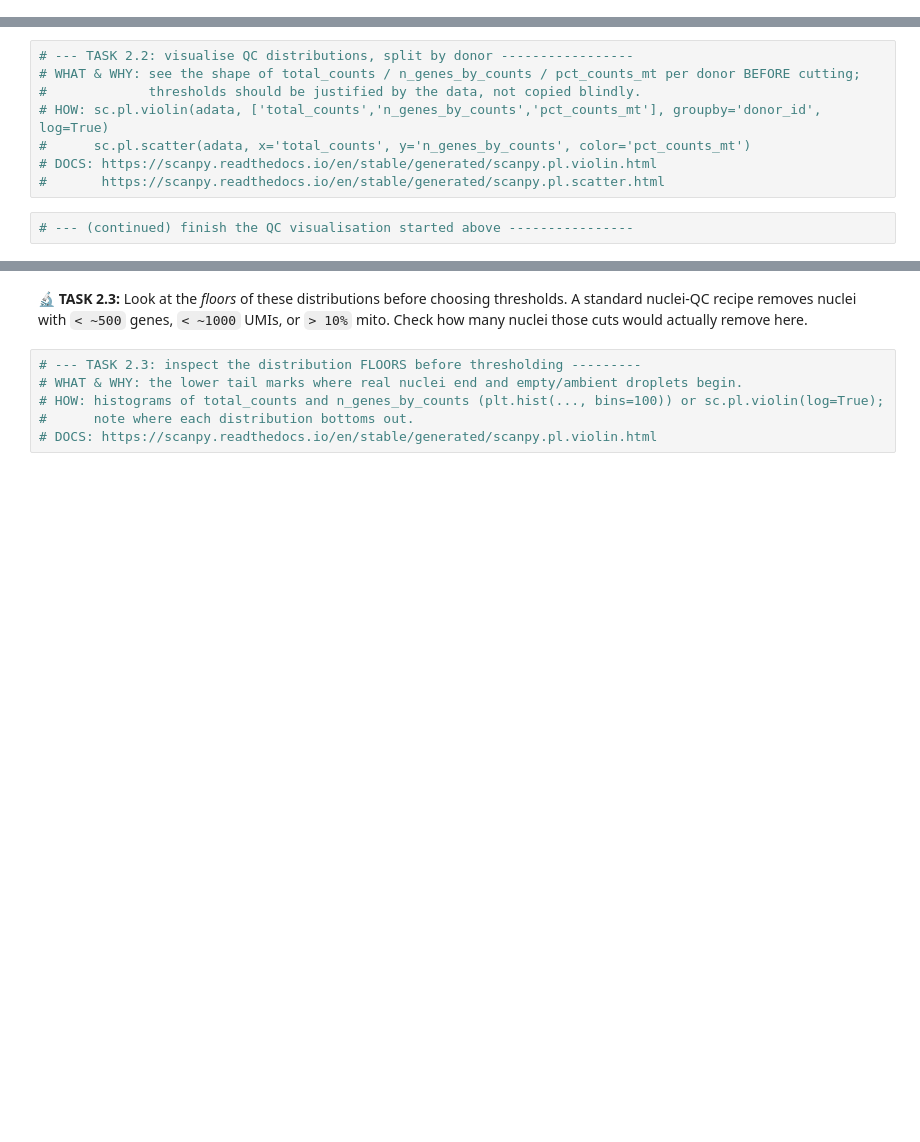
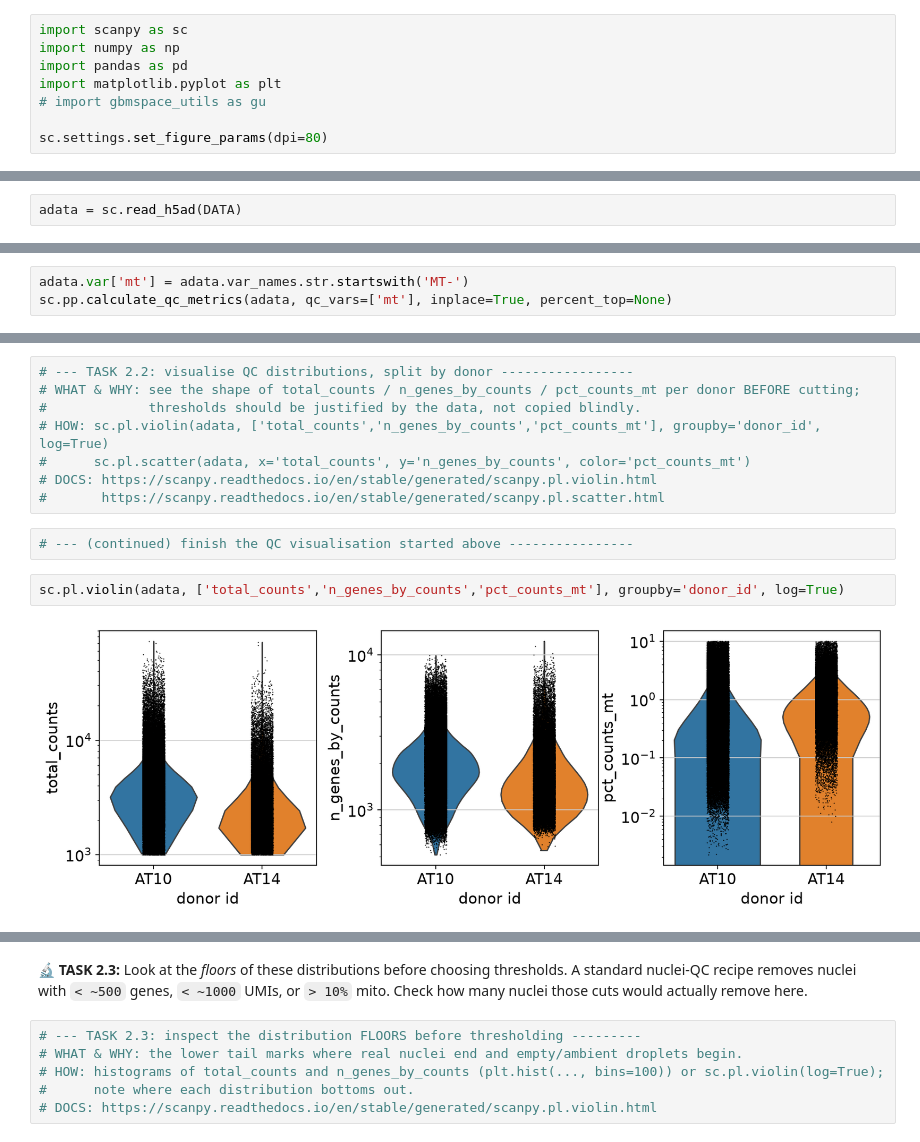
Before and after one commit to FlorenciaCalderonV/gbm-space-c10, a Jupyter notebook: notebooks/level1/01_Flora.ipynb, the cells around one changed output, grey strips where cells are left out. Saved outputs shown, nothing was run; the diff lists cells and outputs as text; blank space fills up the shorter version.

```diff
--- a/notebooks/level1/01_Flora.ipynb
+++ b/notebooks/level1/01_Flora.ipynb
@@ -26,6 +26,14 @@
 # HOW: import scanpy as sc, numpy as np, pandas as pd, matplotlib.pyplot as plt;
 #      also `import gbmspace_utils as gu` (project helpers). sc.settings.set_figure_params(dpi=80) is handy.
 # DOCS: https://scanpy.readthedocs.io/en/stable/usage-principles.html
+# %%
+import scanpy as sc
+import numpy as np
+import pandas as pd
+import matplotlib.pyplot as plt
+# import gbmspace_utils as gu
+
+sc.settings.set_figure_params(dpi=80)
 # %% [markdown]
 ## 1. Load and explore the data
 
@@ -39,3 +48,5 @@ DATA = "/shared/projects/tp_2630_ubordeaux_neuromics_184418/projects/C10/data/sn
 #             Every later choice depends on knowing what you actually have.
 # HOW: adata = sc.read_h5ad(DATA); then adata, adata.obs.head(), adata.obs['donor_id'].value_counts().
 # DOCS: https://anndata.readthedocs.io/en/stable/generated/anndata.read_h5ad.html
+# %%
+adata = sc.read_h5ad(DATA)
@@ -70,3 +120,6 @@ In human data, mitochondrial genes start with `MT-`. We also have a precomputed
 # HOW: adata.var['mt'] = adata.var_names.str.startswith('MT-')
 #      sc.pp.calculate_qc_metrics(adata, qc_vars=['mt'], inplace=True, percent_top=None)
 # DOCS: https://scanpy.readthedocs.io/en/stable/generated/scanpy.pp.calculate_qc_metrics.html
+# %%
+adata.var['mt'] = adata.var_names.str.startswith('MT-')
+sc.pp.calculate_qc_metrics(adata, qc_vars=['mt'], inplace=True, percent_top=None)
@@ -82,3 +143,7 @@ In human data, mitochondrial genes start with `MT-`. We also have a precomputed
 #       https://scanpy.readthedocs.io/en/stable/generated/scanpy.pl.scatter.html
 # %%
 # --- (continued) finish the QC visualisation started above ----------------
+# %%
+sc.pl.violin(adata, ['total_counts','n_genes_by_counts','pct_counts_mt'], groupby='donor_id', log=True)
+# %% [output]
+[figure, added]
```
Also changed, not shown: parts of 39 cells of this notebook.
